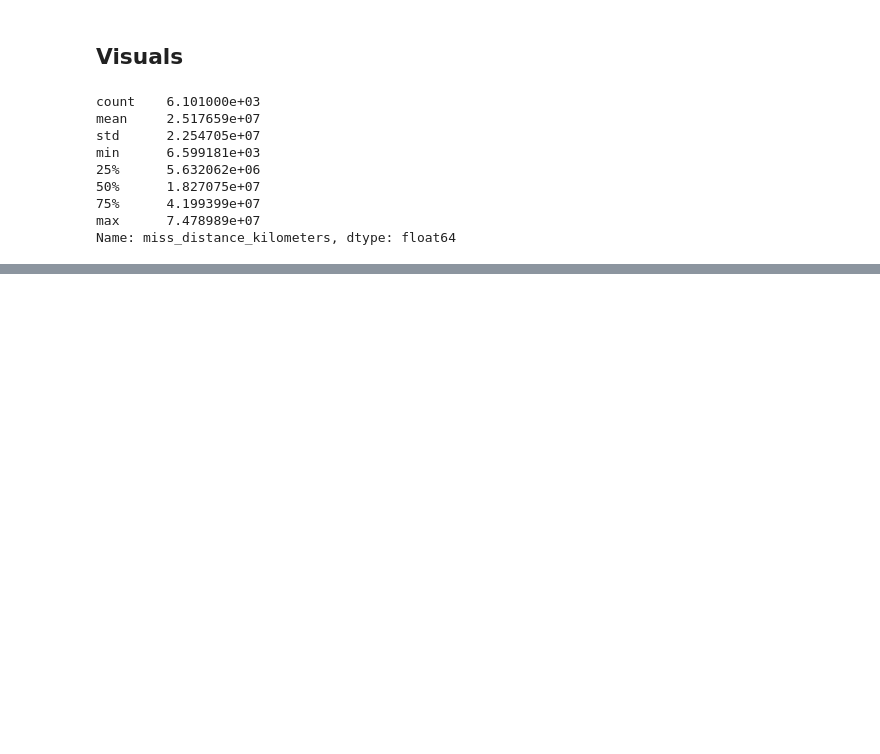
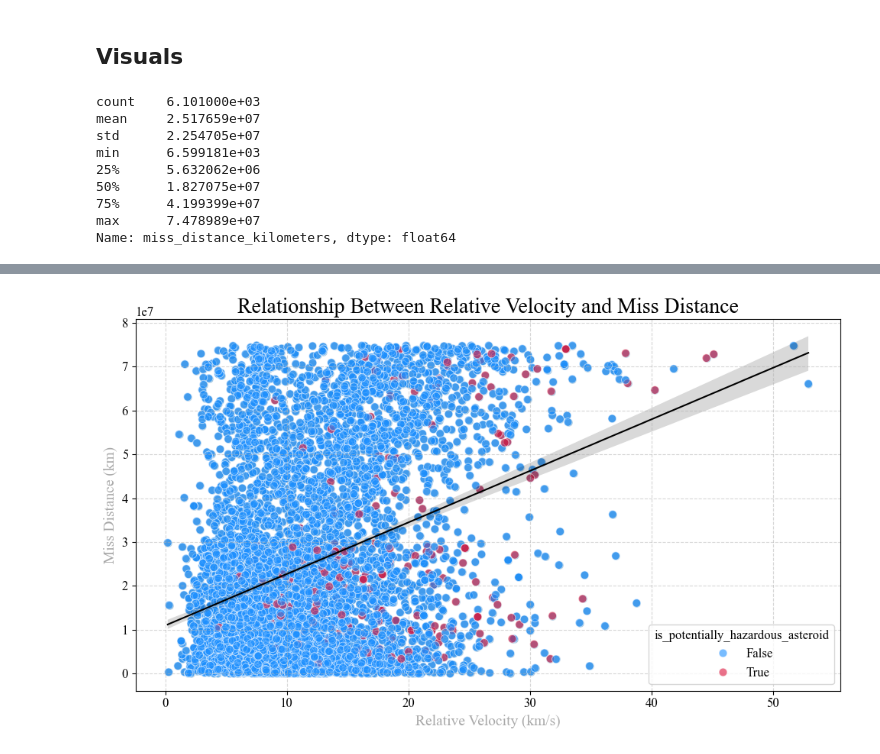
Before and after one commit to rchivate/asteroids, a Jupyter notebook: cleaned/asteroids.ipynb, the cells around one changed output, grey strips where cells are left out. Drawn from its saved outputs; the diff is of its cells as text; code cells hidden in the pictures; blank space fills up the shorter version.

```diff
--- a/cleaned/asteroids.ipynb
+++ b/cleaned/asteroids.ipynb
@@ -160,0 +165,40 @@ plt.show()
+# %%
+plt.figure(figsize=(10, 6))
+sns.scatterplot(
+    data=df,
+    x='relative_velocity_km_per_sec',
+    y='miss_distance_kilometers',
+    alpha=0.6,
+    edgecolor='w',
+    s=60
+)
+
+sns.scatterplot(
+    data=df,
+    x='relative_velocity_km_per_sec',
+    y='miss_distance_kilometers',
+    hue='is_potentially_hazardous_asteroid',
+    palette={False: 'dodgerblue', True: 'crimson'},
+    alpha=0.6,
+    edgecolor='w',
+    s=60,
+    legend='brief'
+)
+
+sns.regplot(
+    data=df,
+    x='relative_velocity_km_per_sec',
+    y='miss_distance_kilometers',
+    scatter=False,
+    color='black',
+    line_kws={'linewidth': 1.5}
+)
+
+plt.title('Relationship Between Relative Velocity and Miss Distance')
+plt.xlabel('Relative Velocity (km/s)')
+plt.ylabel('Miss Distance (km)')
+plt.grid(True, linestyle='--', alpha=0.5)
+plt.tight_layout()
+plt.show()
+# %% [output]
+[figure, added]
```
Also changed, not shown: parts of 10 cells of this notebook, 3 other files.
